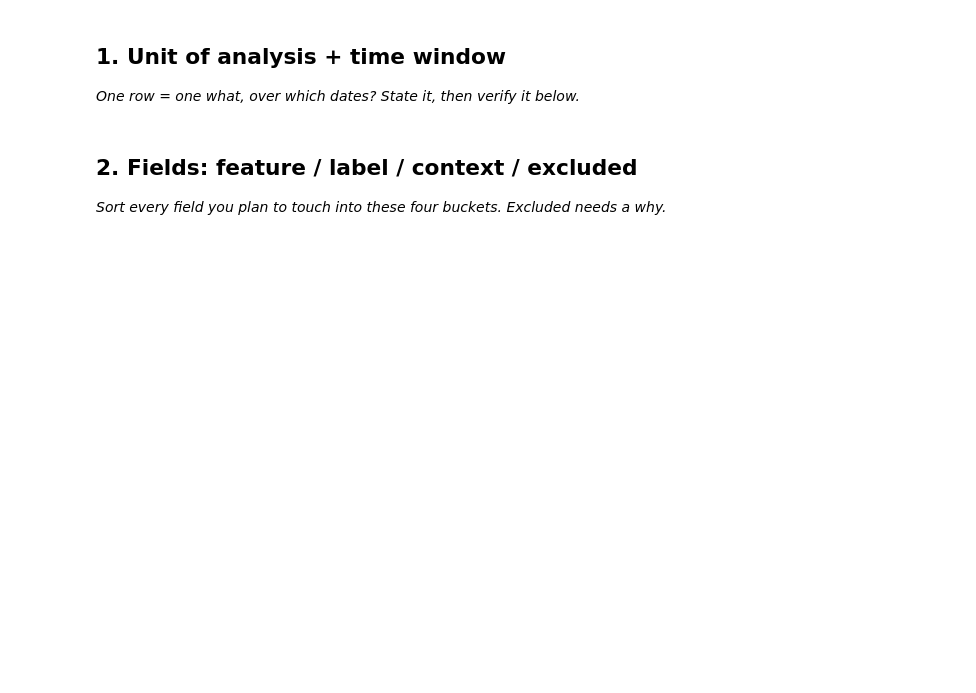
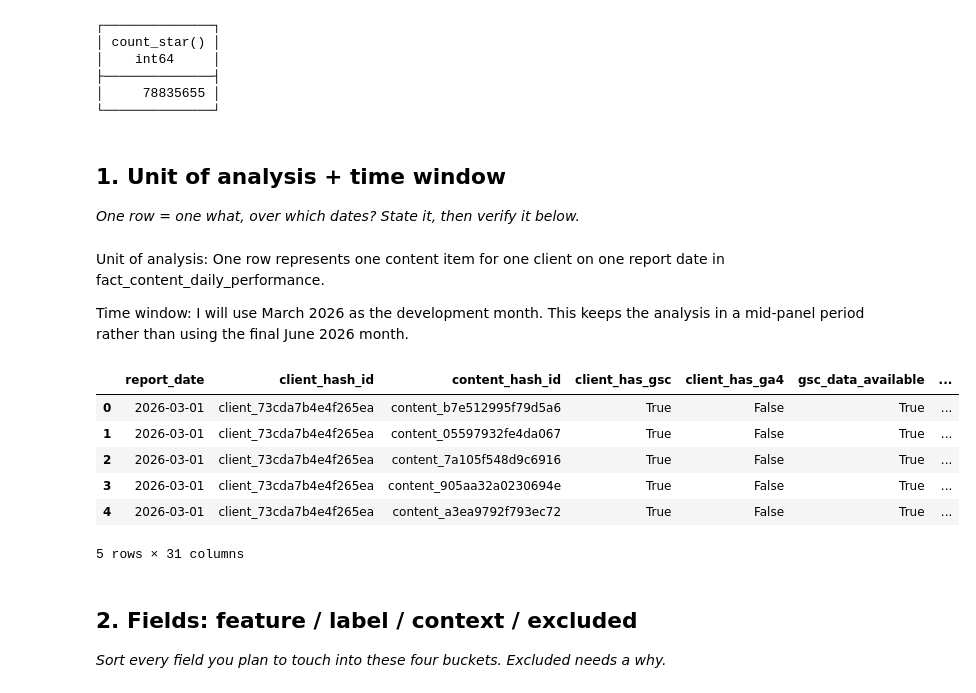
Before and after one commit to abdul-ITexpert/flyrank-internship-week1, a Jupyter notebook: work/notebooks/w03_data_contract.ipynb, the cells around one changed output. Saved outputs shown, nothing was run; the diff lists cells and outputs as text; code cells hidden in the pictures; blank space fills up the shorter version.

```diff
--- a/work/notebooks/w03_data_contract.ipynb
+++ b/work/notebooks/w03_data_contract.ipynb
@@ -6,13 +6,61 @@
 This skeleton is yours to fill. Work the sections **in order** — each one has a one-line hint. Simple words, honest numbers.
 
 > Working with an AI assistant? Tell it to read `skills/README.md` first and load the one skill this assignment names on its card.
+# %%
+import duckdb
+from google.colab import userdata
+
+HF_TOKEN = userdata.get("HF_TOKEN")
+
+con = duckdb.connect()
+
+con.execute(
+    f"CREATE SECRET (TYPE huggingface, TOKEN '{HF_TOKEN}')"
+)
+
+rel = "hf://datasets/FlyRank/internship-warehouse"
+
+con.sql(
+    f"SELECT COUNT(*) FROM read_parquet('{rel}/fact_content_daily_performance/**/*.parquet')"
+)
+# %% [output]
+┌──────────────┐
+│ count_star() │
+│    int64     │
+├──────────────┤
+│     78835655 │
+└──────────────┘
 # %% [markdown]
 ## 1. Unit of analysis + time window
 
 *One row = one what, over which dates? State it, then verify it below.*
+# %% [markdown]
+Unit of analysis: One row represents one content item for one client on one report date in fact_content_daily_performance.
+
+Time window: I will use March 2026 as the development month. This keeps the analysis in a mid-panel period rather than using the final June 2026 month.
 # %%
 # This cell is for CODE (numbers, a query, a check).
 # Write your text answer in the cell ABOVE this one — typing sentences here breaks Run All.
+
+query = """
+SELECT *
+FROM read_parquet(
+    'hf://datasets/FlyRank/internship-warehouse/fact_content_daily_performance/**/*.parquet'
+)
+WHERE month = '2026-03'
+LIMIT 5
+"""
+
+df = con.sql(query).df()
+display(df)
+# %% [output]
+|  | report_date | client_hash_id | content_hash_id | client_has_gsc | client_has_ga4 | gsc_data_available | ... |
+| 0 | 2026-03-01 | client_73cda7b4e4f265ea | content_b7e512995f79d5a6 | True | False | True | ... |
+| 1 | 2026-03-01 | client_73cda7b4e4f265ea | content_05597932fe4da067 | True | False | True | ... |
+| 2 | 2026-03-01 | client_73cda7b4e4f265ea | content_7a105f548d9c6916 | True | False | True | ... |
+| 3 | 2026-03-01 | client_73cda7b4e4f265ea | content_905aa32a0230694e | True | False | True | ... |
+| 4 | 2026-03-01 | client_73cda7b4e4f265ea | content_a3ea9792f793ec72 | True | False | True | ... |
+5 rows × 31 columns
 # %% [markdown]
 ## 2. Fields: feature / label / context / excluded
 
```
Also changed, not shown: parts of 11 cells of this notebook.
